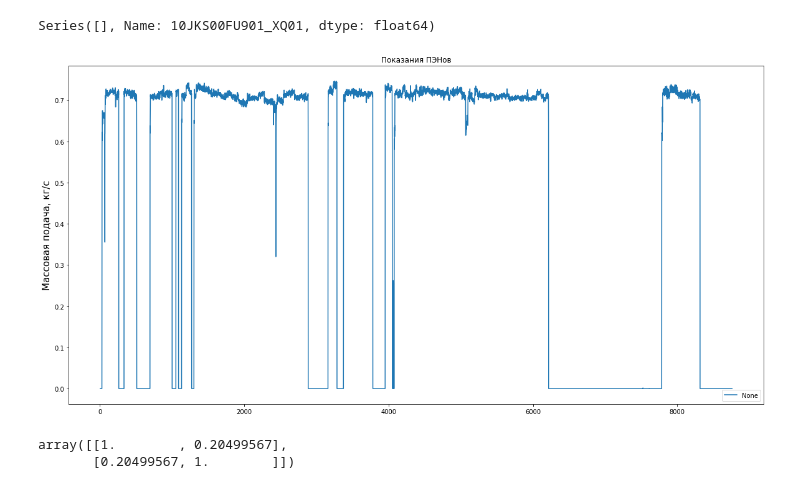
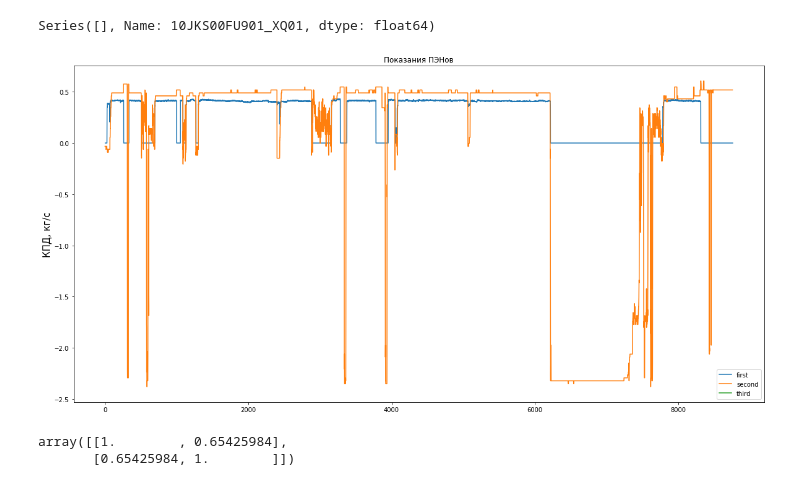
Before and after one commit to edodo1337/diplom, a Jupyter notebook: Диплом.ipynb, the cells around one changed output. Drawn from its saved outputs; the diff is of its cells as text; code cells hidden in the pictures.

```diff
--- a/Диплом.ipynb
+++ b/Диплом.ipynb
@@ -143,8 +143,11 @@ def eff_func(row, pump_num):
         except:
             print(p1,p2,G,t, pump_num)
             raise Exception('here')
-        ef = (p2-p1)*1000*G/(U*I*rho)
-        ef = 0 if ef < 0 else ef
+        ef = (p2-p1)*1000*G/(U*I*rho)/np.sqrt(3)
+        ef = 0 if ef < 0 or ef >= 1 else ef
+
+
+
         return ef / np.sqrt(3)
 
     else:
@@ -152,10 +155,10 @@ def eff_func(row, pump_num):
 
 
 pump1_eff = df.apply(lambda x: eff_func(x.name, 11), axis=1)
-# pump2_eff = df.apply(lambda x: eff_func(x.name, 12), axis=1)
-# pump3_eff = df.apply(lambda x: eff_func(x.name, 13), axis=1)
-# pump4_eff = df.apply(lambda x: eff_func(x.name, 14), axis=1)
-# pump5_eff = df.apply(lambda x: eff_func(x.name, 15), axis=1)
+pump2_eff = df.apply(lambda x: eff_func(x.name, 12), axis=1)
+pump3_eff = df.apply(lambda x: eff_func(x.name, 13), axis=1)
+pump4_eff = df.apply(lambda x: eff_func(x.name, 14), axis=1)
+pump5_eff = df.apply(lambda x: eff_func(x.name, 15), axis=1)
 
 # df[df['10LAB13CP002_XQ01'].isnull()]['10LAB13CP002_XQ01']
 # df['10LAB13CP002_XQ01']
@@ -163,19 +166,36 @@ pump1_eff = df.apply(lambda x: eff_func(x.name, 11), axis=1)
 
 # pump1_eff[pump1_eff<0]
 # %%
-plt.rcParams["figure.figsize"] = (20,10)
+# plt.rcParams["figure.figsize"] = (20,10)
 
-plot = pump1_eff.plot()
+# # plot = pump1_eff.plot()
+
+# plt.show()
+
+# # pump1_eff.plot()
+
+fig = plt.figure()
+
+
+max_1 = df['10LAB11CP002_XQ01'].max()
+max_2 = df['10LAB11CP002_XQ01'].min()
+
+pump1_norm = df['10LAB11CP002_XQ01']/max_1
+
+# for frame in [pump1_eff, pump2_eff, pump3_eff, pump4_eff, pump5_eff]:
+for frame in [pump1_eff, pump1_norm]:
+    plt.plot(frame)
+
+# plot = plt.plot([pump1_eff, pump2_eff])
 plt.title('Показания ПЭНов')
-plt.ylabel('Массовая подача, кг/с', fontsize=15)
-plt.legend(loc='lower right')
+plt.ylabel('КПД, кг/с', fontsize=15)
+plt.legend(lines, ['first', 'second', 'third'], loc='lower right')
+
 plt.show()
-
-# pump1_eff.plot()
 # %% [output]
-[figure, old version]
+[figure, new version]
 # %%
 np.corrcoef(df1.to_numpy()[:], pump1_eff.to_numpy()[:])
 # %% [output]
-array([[1.        , 0.20499567],
-       [0.20499567, 1.        ]])
+array([[1.        , 0.65425984],
+       [0.65425984, 1.        ]])
```
